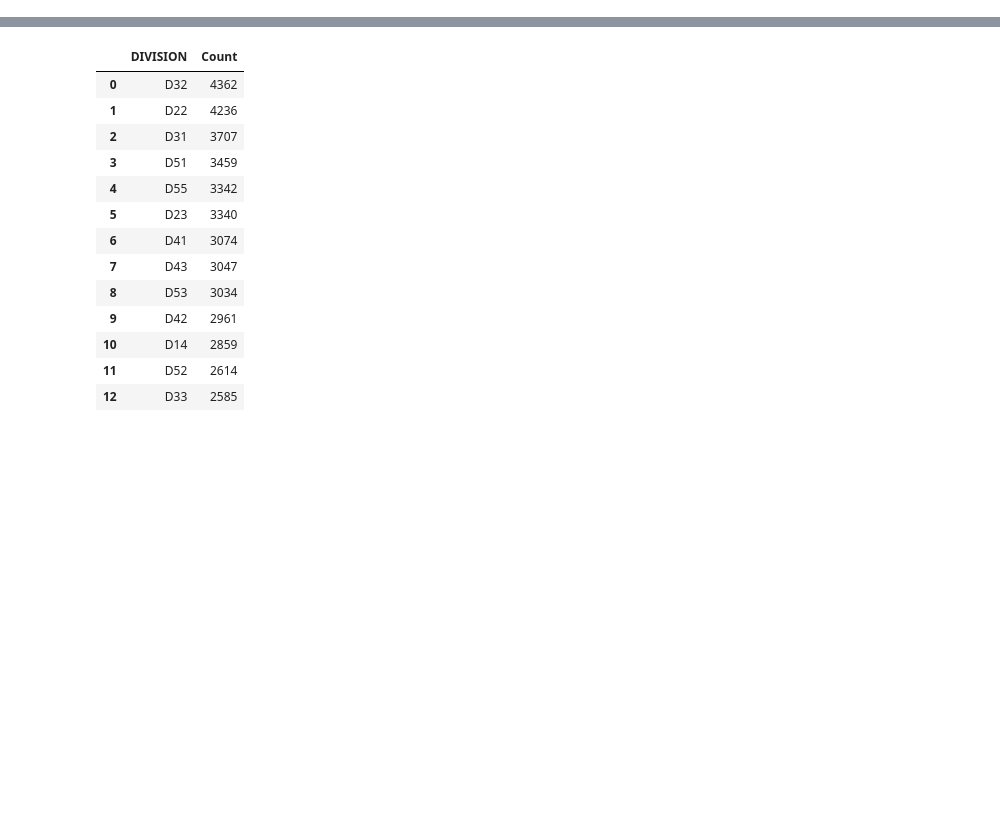
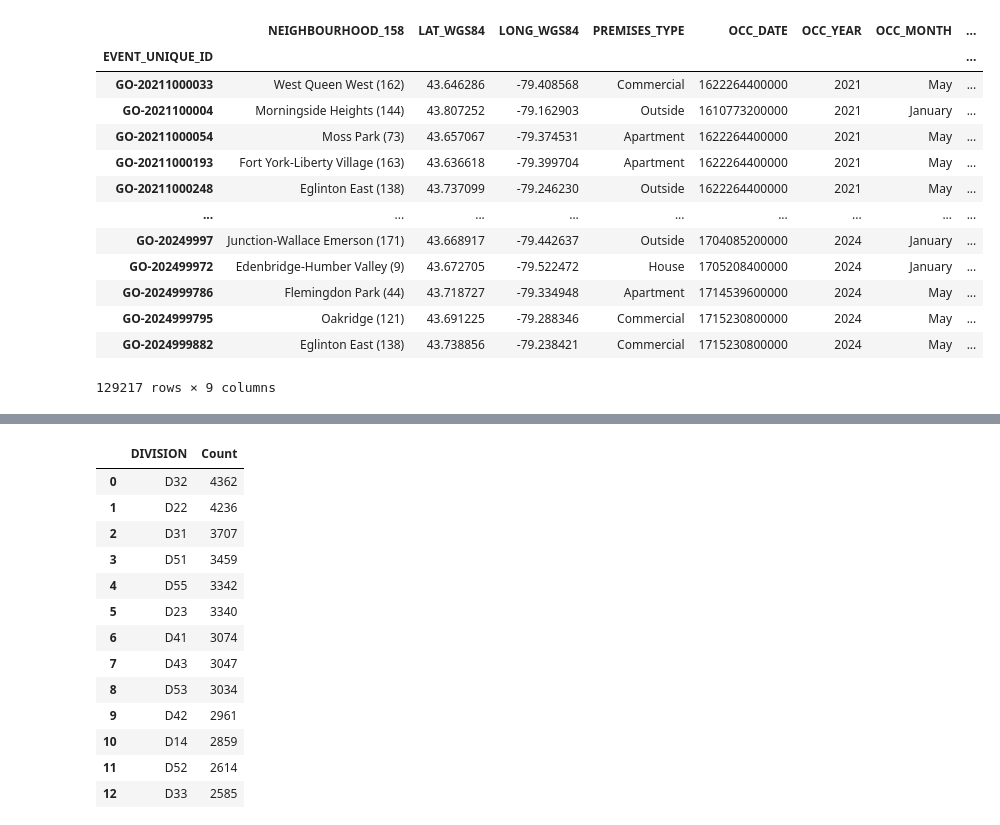
Before and after one commit to bhanotlavanya/Project_4_Crime_Prediction, a Jupyter notebook: crime_data.ipynb, the cells around one changed output, grey strips where cells are left out. Cells and saved outputs as stored; diff of their text form; code cells hidden in the pictures; blank space fills up the shorter version.

Commit message:
Added the the retrieval and preprocessing steps to crime_data.ipynb

```diff
--- a/crime_data.ipynb
+++ b/crime_data.ipynb
@@ -35,0 +72,4 @@ while True:
+# %%
+# Convert the JSON array into a Dataframe
+crime_data_original = pd.DataFrame(crime_json_list)
+crime_data_original
@@ -35,0 +93,4 @@ while True:
+# %%
+# Collect only the necessary columns for the analysis
+crime_pd = crime_data_original[['EVENT_UNIQUE_ID', 'NEIGHBOURHOOD_158', 'LAT_WGS84', 'LONG_WGS84', 'PREMISES_TYPE', 'OCC_DATE', 'OCC_YEAR', 'OCC_MONTH', 'OCC_DAY', 'OCC_HOUR', 'MCI_CATEGORY']]
+crime_pd
@@ -35,0 +111,4 @@ while True:
+# %%
+# Encode the MCI_CATEGORY column using get_dummies
+crime_category_encoded = pd.get_dummies(crime_pd['MCI_CATEGORY']).astype(int)
+crime_category_encoded
@@ -35,0 +129,5 @@ while True:
+# %%
+# Add the encoded columns back into the datframe
+crime_pd = pd.concat([crime_pd, crime_category_encoded], axis=1)
+crime_pd_encoded = crime_pd.drop(['MCI_CATEGORY'], axis=1) # Drop the original MCI_CATEGORY column
+crime_pd_encoded
@@ -35,0 +148,19 @@ while True:
+# %%
+# Group the values by EVENT_UNIQUE_ID and get the first value for all the columns, except for Assault, Auto Theft, Break and Enter, Robbery, Theft Over
+crime_first_group = crime_pd_encoded.groupby('EVENT_UNIQUE_ID')[["NEIGHBOURHOOD_158", "LAT_WGS84", "LONG_WGS84", "PREMISES_TYPE", "OCC_DATE", "OCC_YEAR", "OCC_MONTH", "OCC_DAY", "OCC_HOUR"]].first()
+crime_first_group
+# %% [output]
+|  | NEIGHBOURHOOD_158 | LAT_WGS84 | LONG_WGS84 | PREMISES_TYPE | OCC_DATE | OCC_YEAR | OCC_MONTH | ... |
+| EVENT_UNIQUE_ID |  |  |  |  |  |  |  | ... |
+| GO-20211000033 | West Queen West (162) | 43.646286 | -79.408568 | Commercial | 1622264400000 | 2021 | May | ... |
+| GO-2021100004 | Morningside Heights (144) | 43.807252 | -79.162903 | Outside | 1610773200000 | 2021 | January | ... |
+| GO-20211000054 | Moss Park (73) | 43.657067 | -79.374531 | Apartment | 1622264400000 | 2021 | May | ... |
+| GO-20211000193 | Fort York-Liberty Village (163) | 43.636618 | -79.399704 | Apartment | 1622264400000 | 2021 | May | ... |
+| GO-20211000248 | Eglinton East (138) | 43.737099 | -79.246230 | Outside | 1622264400000 | 2021 | May | ... |
+| ... | ... | ... | ... | ... | ... | ... | ... | ... |
+| GO-20249997 | Junction-Wallace Emerson (171) | 43.668917 | -79.442637 | Outside | 1704085200000 | 2024 | January | ... |
+| GO-202499972 | Edenbridge-Humber Valley (9) | 43.672705 | -79.522472 | House | 1705208400000 | 2024 | January | ... |
+| GO-2024999786 | Flemingdon Park (44) | 43.718727 | -79.334948 | Apartment | 1714539600000 | 2024 | May | ... |
+| GO-2024999795 | Oakridge (121) | 43.691225 | -79.288346 | Commercial | 1715230800000 | 2024 | May | ... |
+| GO-2024999882 | Eglinton East (138) | 43.738856 | -79.238421 | Commercial | 1715230800000 | 2024 | May | ... |
+129217 rows × 9 columns
```
Also changed, not shown: parts of 19 cells of this notebook.
